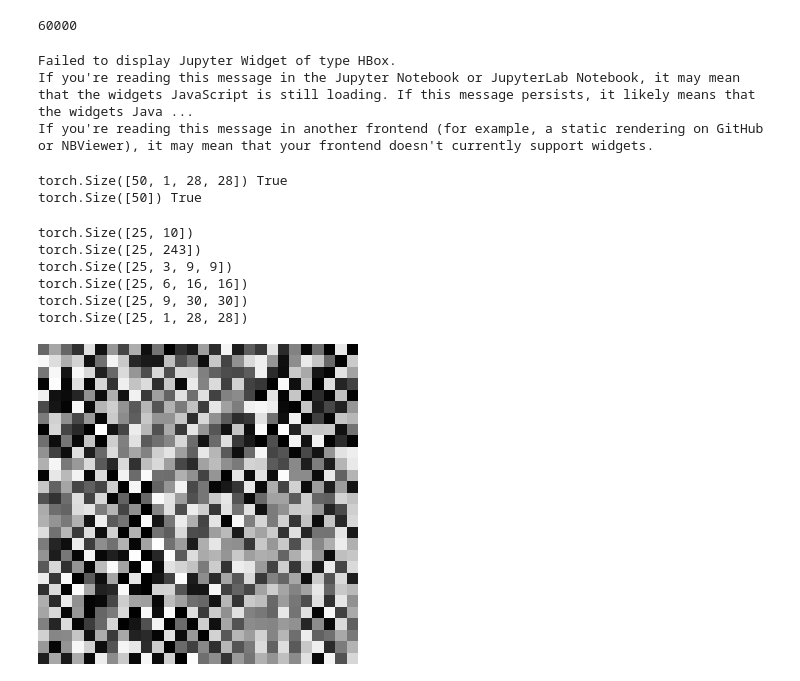
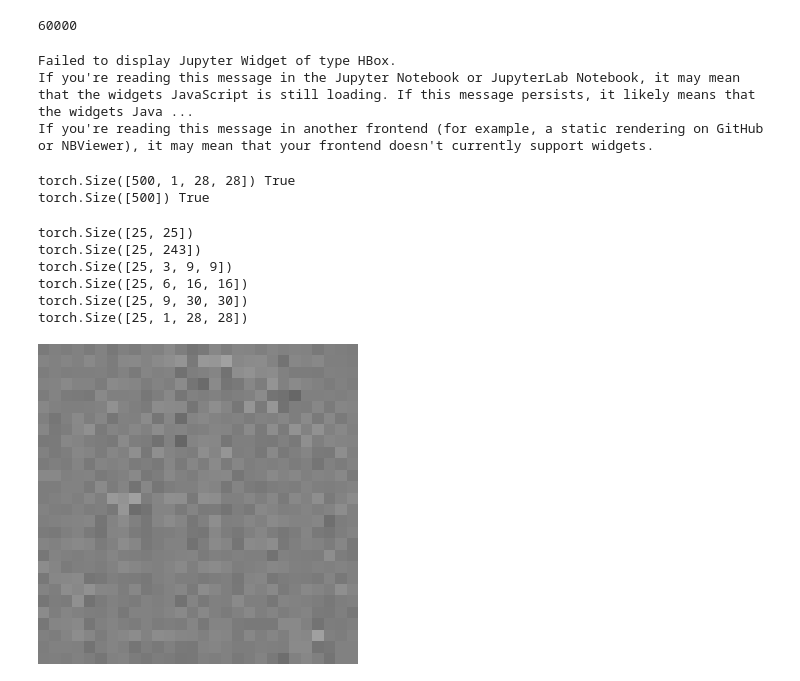
Before and after one commit to mephistopheies/dds, a Jupyter notebook: ibm_290618/pytorch_tutorial.ipynb, the cells around one changed output. Drawn from its saved outputs; the diff is of its cells as text; code cells hidden in the pictures.

```diff
--- a/ibm_290618/pytorch_tutorial.ipynb
+++ b/ibm_290618/pytorch_tutorial.ipynb
@@ -45,6 +25,8 @@ import matplotlib.pyplot as plt
 import seaborn as sns
 sns.set_style("dark")
 plt.rcParams['figure.figsize'] = 16, 12
+# %%
+plt.rcParams['figure.figsize'] = 16, 12
 # %% [markdown]
 <img src="images/allframeworks.png" />
 # %% [markdown]
@@ -928,8 +931,9 @@ Image.fromarray((img[0, :, :].numpy()*255).astype(np.uint8)).resize((320, 320))
 torch.Size([1, 28, 28])
 [figure]
 # %%
+# move whole dataset to GPU memory
 ds = torch.utils.data.TensorDataset(
-    torch.stack([ds[i][0] for i in range(len(ds))]).cuda(),
+    torch.stack([(ds[i][0]*2 - 1) for i in range(len(ds))]).cuda(),
     torch.stack([ds[i][1] for i in range(len(ds))]).cuda()
 )
 
@@ -939,8 +943,9 @@ print(len(ds))
 # %%
 import itertools as it
 
-batch_size = 50
+batch_size = 500
 
+# create data loader without multithreading
 data_loader = torch.utils.data.DataLoader(
         ds,
         batch_size=batch_size,
@@ -954,18 +959,28 @@ for X, y in tqdm_notebook(data_loader, total=int(np.floor(len(ds)/batch_size)) +
     print(y.shape, y.is_cuda)
     break
 
-# data_loader_cycle = it.cycle(data_loader)
+# infinite source of data
+data_loader_cycle = it.cycle(data_loader)
 # %% [output]
 Failed to display Jupyter Widget of type HBox.
 If you're reading this message in the Jupyter Notebook or JupyterLab Notebook, it may mean that the widgets JavaScript is still loading. If this message persists, it likely means that the widgets Java ...
 If you're reading this message in another frontend (for example, a static rendering on GitHub or NBViewer), it may mean that your frontend doesn't currently support widgets.
-torch.Size([50, 1, 28, 28]) True
-torch.Size([50]) True
+torch.Size([500, 1, 28, 28]) True
+torch.Size([500]) True
+# %%
+# initializaton of weights
+def weights_init(m):
+    classname = m.__class__.__name__
+    if classname.find('Conv') != -1:
+        m.weight.data.normal_(0.0, 0.02)
+    elif classname.find('BatchNorm') != -1:
+        m.weight.data.normal_(1.0, 0.02)
+        m.bias.data.fill_(0)
 # %%
 import torch.nn.functional as F
 from collections import OrderedDict
 
-input_dim = 10
+input_dim = 25
 
 class Generator(nn.Module):
 
@@ -989,14 +1004,21 @@ class Generator(nn.Module):
             padding=2,
             bias=False)
         self.bn3 = nn.BatchNorm2d(9)
-        self.proj = nn.Conv2d(
+        self.proj1 = nn.Conv2d(
             in_channels=9,
-            out_channels=1,
+            out_channels=3,
             kernel_size=3,
             stride=1,
             padding=0,
             bias=False)
-        self.bn4 = nn.BatchNorm2d(1)
+        self.bn4 = nn.BatchNorm2d(3)
+        self.proj2 = nn.Conv2d(
+            in_channels=3,
+            out_channels=1,
+            kernel_size=3,
+            stride=1,
+            padding=1,
+            bias=False)
 
     def forward(self, X, debug=False):
         if debug:
@@ -1012,34 +1034,37 @@ class Generator(nn.Module):
         X = self.tconv1(X)
         if debug:
             print(X.shape)
         X = self.bn2(X)
         X = F.relu(X)
         X = self.tconv2(X)
         if debug:
             print(X.shape)
         X = self.bn3(X)
         X = F.relu(X)
-        X = self.proj(X)
+        X = self.proj1(X)
         X = self.bn4(X)
+        X = F.relu(X)
+        X = self.proj2(X)
         X = F.tanh(X)
         if debug:
             print(X.shape)
         return X
 
 generator = Generator(input_dim)
+generator.apply(weights_init)
 
 
-X = Variable(torch.FloatTensor(25, 10).normal_(0, 1))
+X = Variable(torch.FloatTensor(25, input_dim).normal_(0, 1))
 X = generator(X, debug=True)
 
 img = X[0, 0, :].data.numpy()
 
 Image.fromarray((255*(img + 1)/2).astype(np.uint8)).resize((320, 320))
 # %% [output]
-torch.Size([25, 10])
+torch.Size([25, 25])
 torch.Size([25, 243])
 torch.Size([25, 3, 9, 9])
 torch.Size([25, 6, 16, 16])
 torch.Size([25, 9, 30, 30])
 torch.Size([25, 1, 28, 28])
-[figure, old version]
+[figure, new version]
```
Also changed, not shown: parts of 38 cells of this notebook.
